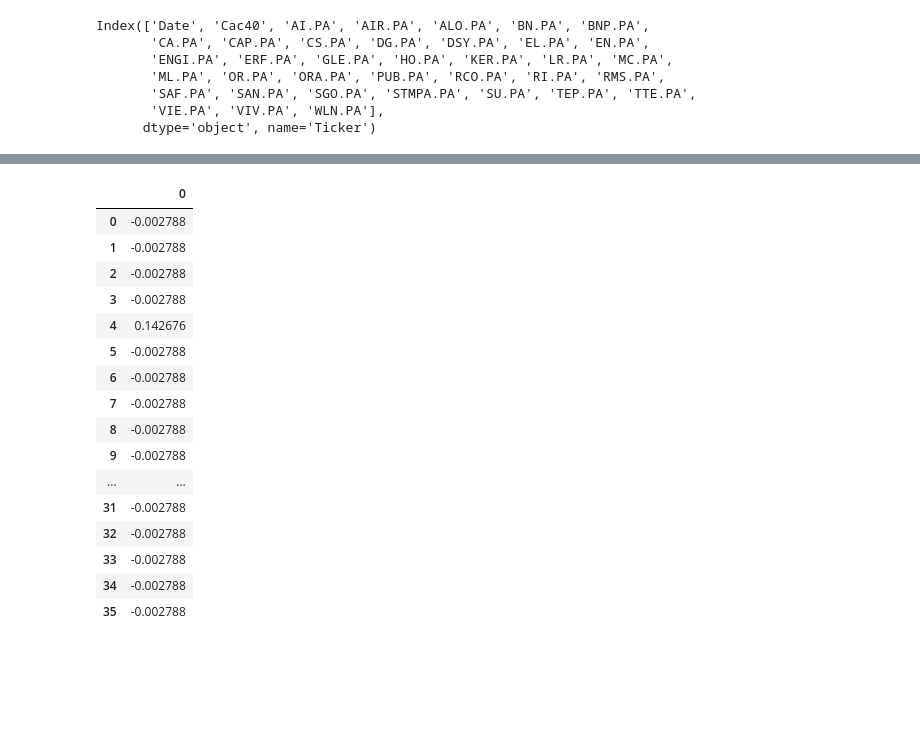
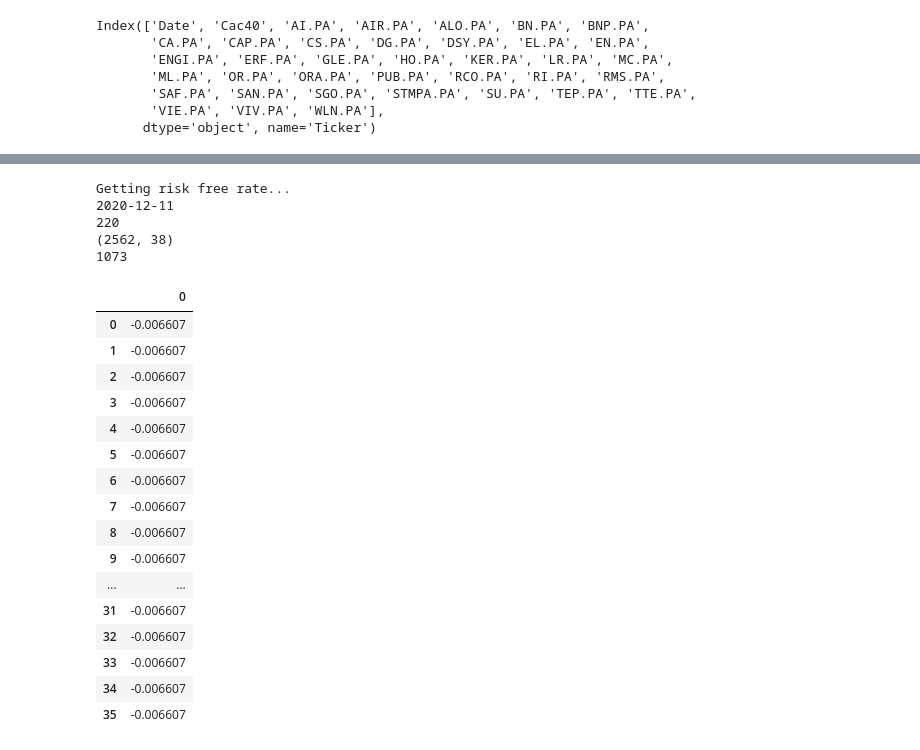
Before and after one commit to MaloBardin/GIT-Linux-Final-Project, a Jupyter notebook: View Value Estimator.ipynb, the cells around one changed output, grey strips where cells are left out. Cells and saved outputs as stored; diff of their text form; code cells hidden in the pictures; blank space fills up the shorter version.

```diff
--- a/View Value Estimator.ipynb
+++ b/View Value Estimator.ipynb
@@ -250,50 +276,55 @@ def BlackAndLittermanModel(backtestStartDate, rebalancingFrequency, lookbackPeri
     #---------
     Sigma=GetSigma(df,backtestStartDate,lookback=lookbackPeriod)
     PMatrix,Q= GetPMatrix(df,backtestStartDate, lookback=lookbackPeriod,proportion=proportion)
     Omega=GetOmega(PMatrix, Sigma, c=confidence)
     rf=GetRiskFree(df,backtestStartDate,lookbackPeriod,RfDf)
     weights = GetWeight(df, backtestStartDate)
     weights = np.array(weights).reshape(-1, 1)
     uimplied = Lambda * (Sigma @ weights) + rf
     #BL formula
 
 
 
 
 
     optimizedReturn=(np.linalg.inv(np.linalg.inv(taux*Sigma)+np.transpose(PMatrix)@np.linalg.inv(Omega)@PMatrix)) @ (np.linalg.inv(taux*Sigma)@uimplied+np.transpose(PMatrix)@np.linalg.inv(Omega)@Q)
 
 
 
 
     #MarkowitzAllocation
     WeightBL=np.linalg.inv(Sigma)@(optimizedReturn-rf)/Lambda
 
     if not np.isclose(float(np.sum(WeightBL)), 1.0, atol=1e-6):
         raise ValueError("Weights do not sum to 1, please investigate.")
 
     return WeightBL
 
 
-BlackAndLittermanModel("2020-12-11", rebalancingFrequency=3, lookbackPeriod=180, df=df,RfDf=RfDf)
+BlackAndLittermanModel("2020-12-11", rebalancingFrequency=3, lookbackPeriod=220, df=df,RfDf=RfDf)
 # %% [output]
+Getting risk free rate...
+2020-12-11
+220
+(2562, 38)
+1073
 |  | 0 |
-| 0 | -0.002788 |
-| 1 | -0.002788 |
-| 2 | -0.002788 |
-| 3 | -0.002788 |
-| 4 | 0.142676 |
-| 5 | -0.002788 |
-| 6 | -0.002788 |
-| 7 | -0.002788 |
-| 8 | -0.002788 |
-| 9 | -0.002788 |
+| 0 | -0.006607 |
+| 1 | -0.006607 |
+| 2 | -0.006607 |
+| 3 | -0.006607 |
+| 4 | -0.006607 |
+| 5 | -0.006607 |
+| 6 | -0.006607 |
+| 7 | -0.006607 |
+| 8 | -0.006607 |
+| 9 | -0.006607 |
 | ... | ... |
-| 31 | -0.002788 |
-| 32 | -0.002788 |
-| 33 | -0.002788 |
-| 34 | -0.002788 |
-| 35 | -0.002788 |
+| 31 | -0.006607 |
+| 32 | -0.006607 |
+| 33 | -0.006607 |
+| 34 | -0.006607 |
+| 35 | -0.006607 |
 # %%
 from rich.console import Console
 from rich.panel import Panel
```
Also changed, not shown: parts of 4 cells of this notebook, 5 other files.
